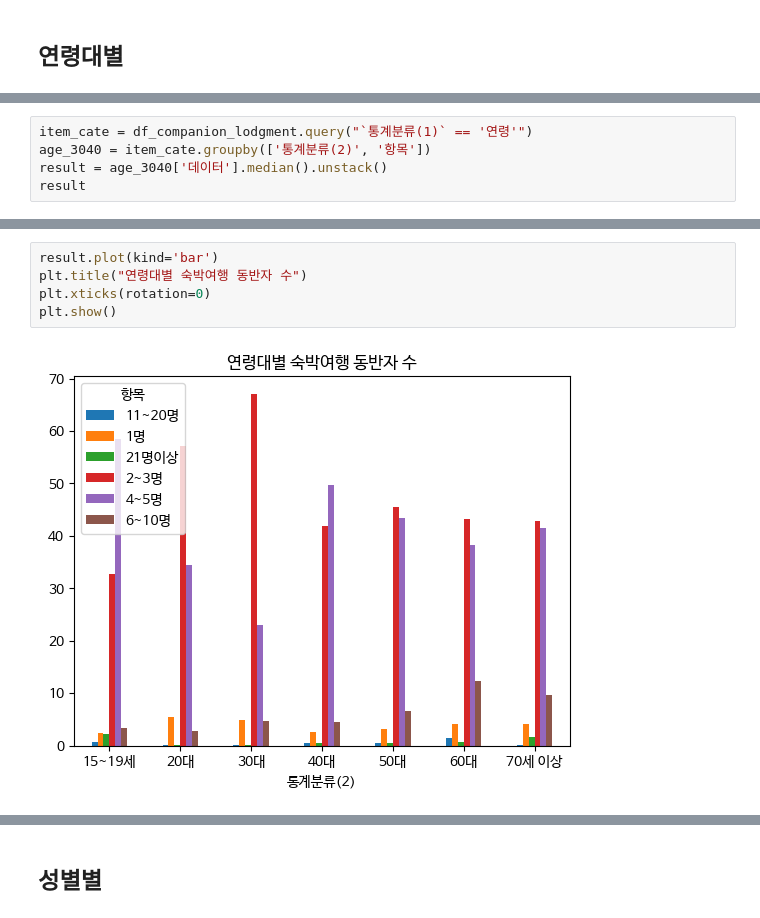
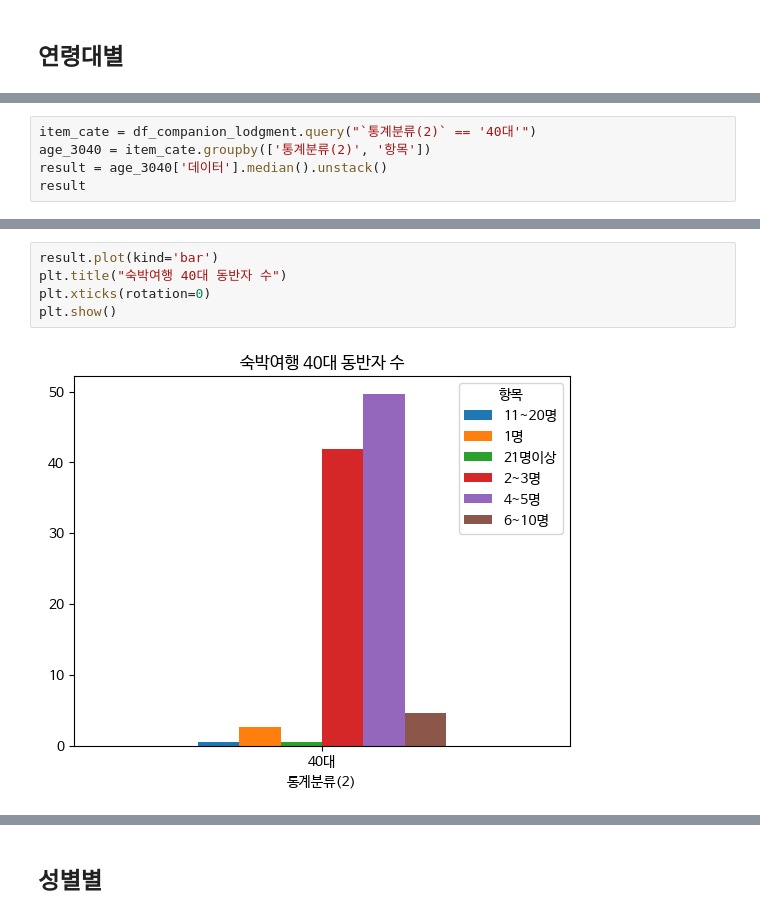
Before and after one commit to nohjuhyeon/AI_LKJ_hubs_fastapi, a Jupyter notebook: data_analysis/persona/2yj_persona_companion.ipynb, the cells around one changed output, grey strips where cells are left out. Cells and saved outputs as stored; diff of their text form.

```diff
--- a/data_analysis/persona/2yj_persona_companion.ipynb
+++ b/data_analysis/persona/2yj_persona_companion.ipynb
@@ -92,5 +110,5 @@ plt.show()
 # %%
-item_cate = df_companion_lodgment.query("`통계분류(1)` == '연령'")
+item_cate = df_companion_lodgment.query("`통계분류(2)` == '40대'")
 age_3040 = item_cate.groupby(['통계분류(2)', '항목'])
 result = age_3040['데이터'].median().unstack()
 result
@@ -107,7 +119,7 @@ result
 # %%
 result.plot(kind='bar')
-plt.title("연령대별 숙박여행 동반자 수")
+plt.title("숙박여행 40대 동반자 수")
 plt.xticks(rotation=0)
 plt.show()
 # %% [output]
-[figure, old version]
+[figure, new version]
```
Also changed, not shown: parts of 5 cells of this notebook.
